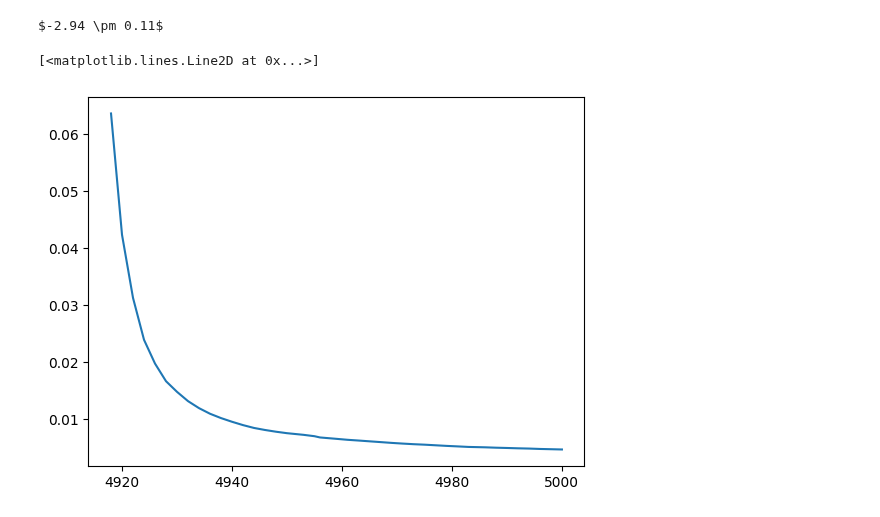
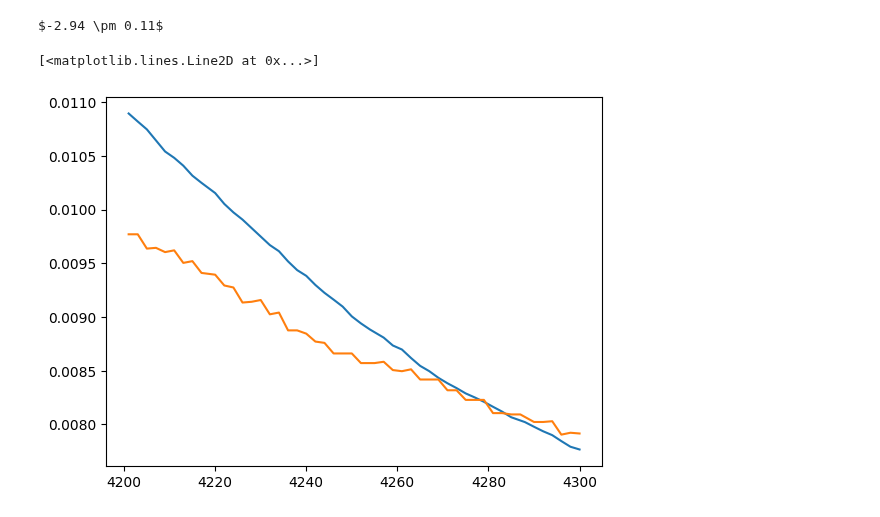
Before and after one commit to RedBrean/term2, a Jupyter notebook: labs/231/231.ipynb, the cells around one changed output. Saved outputs shown, nothing was run; the diff lists cells and outputs as text; code cells hidden in the pictures.

```diff
--- a/labs/231/231.ipynb
+++ b/labs/231/231.ipynb
@@ -266,7 +266,9 @@ dtype: object
 data = pd.read_csv("data_pars.csv", sep=";")
 # %%
 def T_srez(a, b, ObjectName, srezData = data):
-    return srezData[srezData["Sec"]<=b][srezData["Sec"]>=a][srezData["Object Name"] == ObjectName]
+    srezan = srezData[srezData["Sec"]<=b][srezData["Sec"]>=a][srezData["Object Name"] == ObjectName]
+
+    return srezan[srezan["Value"] < 1000000]
 # %%
 p = []
 p.append(100000)
@@ -312,8 +314,11 @@ print(Tao)
 # %% [output]
 $-2.94 \pm 0.11$
 # %%
-turbo_mol = T_srez(4918, 5000, "TIC Gauge 2")
+turbo_mol = T_srez(4200, 4300, "TIC Gauge 2")
+turbo_mol_3 = T_srez(4200, 4300, "TIC Gauge 3")
+turbo_mol_3 = turbo_mol_3[turbo_mol_3["Value"] < 10000]
 plt.plot(turbo_mol["Sec"], turbo_mol["Value"])
+plt.plot(turbo_mol_3["Sec"], turbo_mol_3["Value"])
 # %% [output]
 [<matplotlib.lines.Line2D at 0x...>]
-[figure, old version]
+[figure, new version]
```
Also changed, not shown: parts of 1 cell of this notebook.
